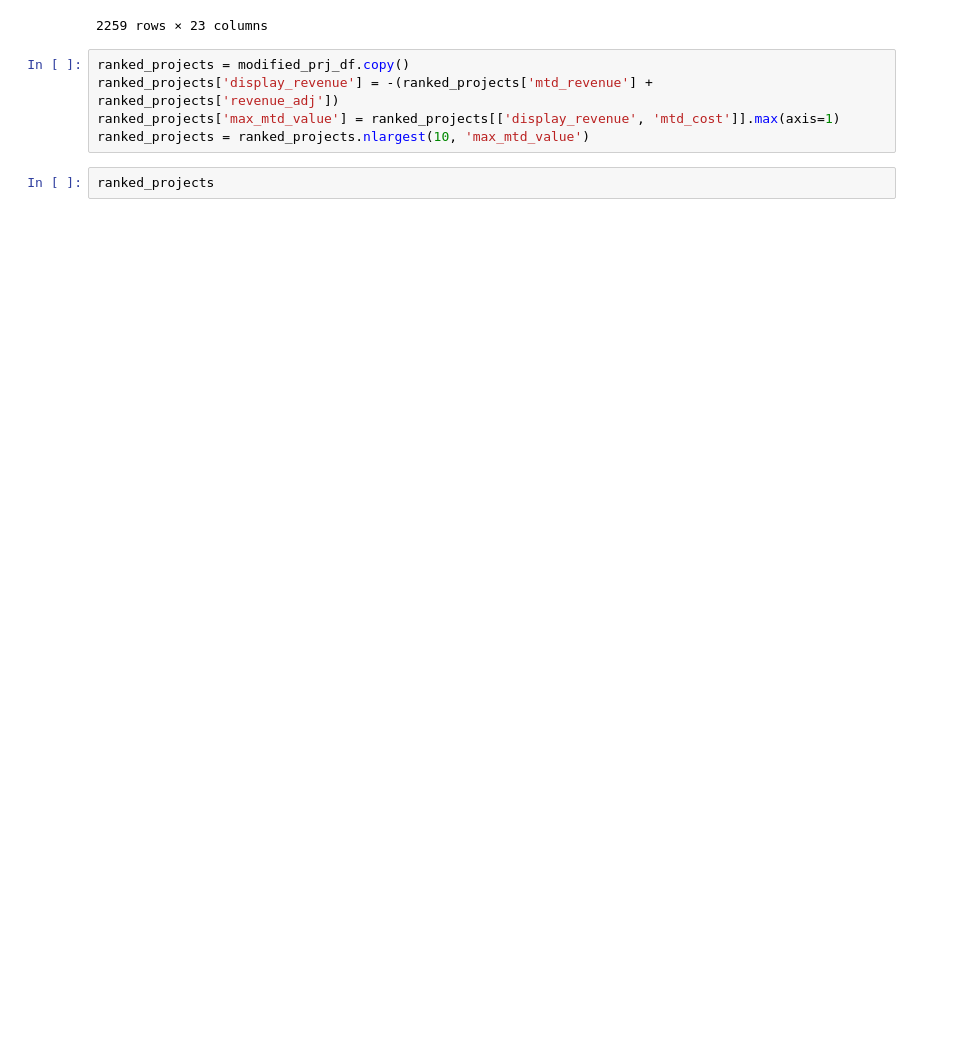
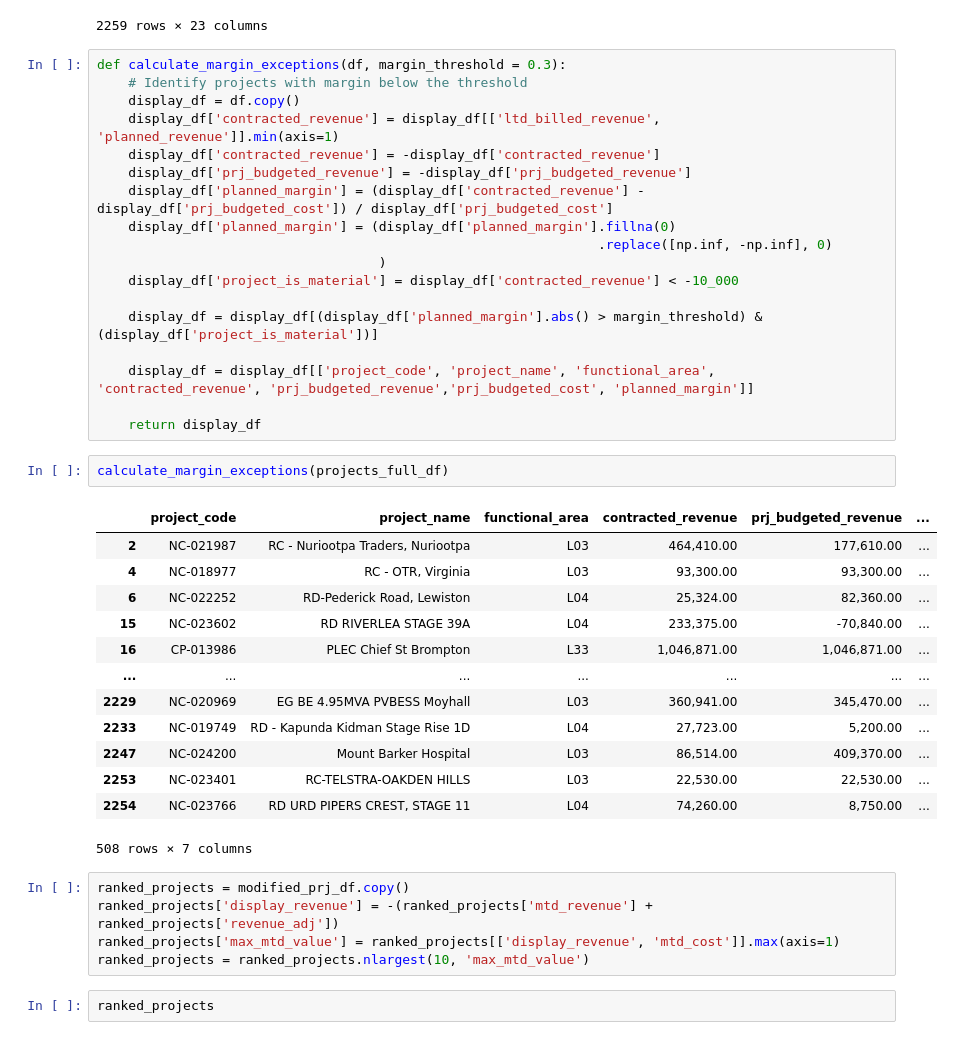
Before and after one commit to YnotProgramInSwift/streamlit_rev_recogn, a Jupyter notebook: revenue_recognition_dataframe.ipynb, the cells around one changed output. Drawn from its saved outputs; the diff is of its cells as text; blank space fills up the shorter version.

Commit message:
add margin exception report. modify revenue recogntion logic to set project with budget under 10k to be 0% complete

```diff
--- a/revenue_recognition_dataframe.ipynb
+++ b/revenue_recognition_dataframe.ipynb
@@ -233,6 +233,40 @@ modified_prj_df
 | 2258 | 77265 | NC-025813 | EG1353009 - 100kVA - 29 Young Str... | DEBRA Kanon | S17 | 2025-04-30 00:00:00 | ... |
 | 2259 | 74010 | NC-023856 | RC-EqualsInt-Upgrade-95CurrieSt,A... | NAIDOO Yuvash | L03 | 2025-02-28 00:00:00 | ... |
 2259 rows × 23 columns
+# %%
+def calculate_margin_exceptions(df, margin_threshold = 0.3):
+    # Identify projects with margin below the threshold
+    display_df = df.copy()
+    display_df['contracted_revenue'] = display_df[['ltd_billed_revenue', 'planned_revenue']].min(axis=1)
+    display_df['contracted_revenue'] = -display_df['contracted_revenue']
+    display_df['prj_budgeted_revenue'] = -display_df['prj_budgeted_revenue']
+    display_df['planned_margin'] = (display_df['contracted_revenue'] - display_df['prj_budgeted_cost']) / display_df['prj_budgeted_cost']
+    display_df['planned_margin'] = (display_df['planned_margin'].fillna(0)
+                                                                .replace([np.inf, -np.inf], 0)
+                                    )
+    display_df['project_is_material'] = display_df['contracted_revenue'] < -10_000
+
+    display_df = display_df[(display_df['planned_margin'].abs() > margin_threshold) & (display_df['project_is_material'])]
+
+    display_df = display_df[['project_code', 'project_name', 'functional_area', 'contracted_revenue', 'prj_budgeted_revenue','prj_budgeted_cost', 'planned_margin']]
+
+    return display_df
+# %%
+calculate_margin_exceptions(projects_full_df)
+# %% [output]
+|  | project_code | project_name | functional_area | contracted_revenue | prj_budgeted_revenue | ... |
+| 2 | NC-021987 | RC - Nuriootpa Traders, Nuriootpa | L03 | 464,410.00 | 177,610.00 | ... |
+| 4 | NC-018977 | RC - OTR, Virginia | L03 | 93,300.00 | 93,300.00 | ... |
+| 6 | NC-022252 | RD-Pederick Road, Lewiston | L04 | 25,324.00 | 82,360.00 | ... |
+| 15 | NC-023602 | RD RIVERLEA STAGE 39A | L04 | 233,375.00 | -70,840.00 | ... |
+| 16 | CP-013986 | PLEC Chief St Brompton | L33 | 1,046,871.00 | 1,046,871.00 | ... |
+| ... | ... | ... | ... | ... | ... | ... |
+| 2229 | NC-020969 | EG BE 4.95MVA PVBESS Moyhall | L03 | 360,941.00 | 345,470.00 | ... |
+| 2233 | NC-019749 | RD - Kapunda Kidman Stage Rise 1D | L04 | 27,723.00 | 5,200.00 | ... |
+| 2247 | NC-024200 | Mount Barker Hospital | L03 | 86,514.00 | 409,370.00 | ... |
+| 2253 | NC-023401 | RC-TELSTRA-OAKDEN HILLS | L03 | 22,530.00 | 22,530.00 | ... |
+| 2254 | NC-023766 | RD URD PIPERS CREST, STAGE 11 | L04 | 74,260.00 | 8,750.00 | ... |
+508 rows × 7 columns
 # %%
 ranked_projects = modified_prj_df.copy()
 ranked_projects['display_revenue'] = -(ranked_projects['mtd_revenue'] + ranked_projects['revenue_adj'])
```
Also changed, not shown: 2 other files.
